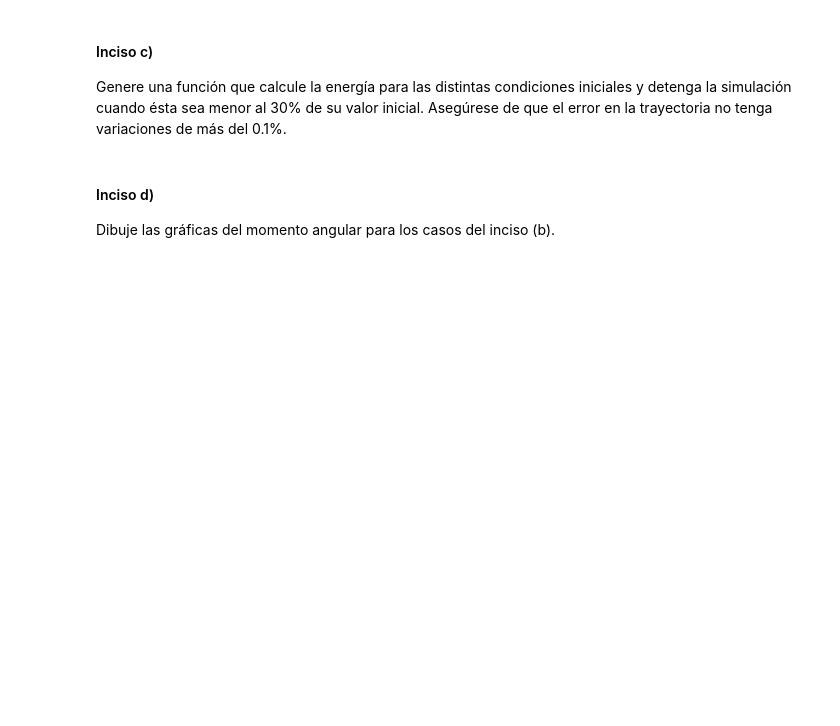
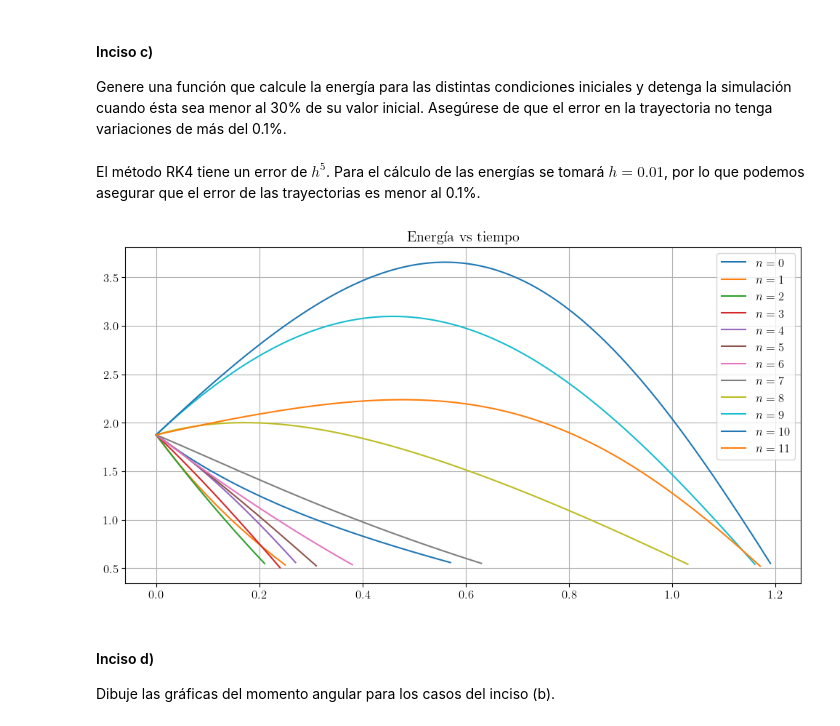
Before and after one commit to tamoaltas/FIS-COMP, a Jupyter notebook: examenes/tarea_examen_2_Vidal_Tamayo_Tamez_Roman_Tamez.ipynb, the cells around one changed output. Cells and saved outputs as stored; diff of their text form; code cells hidden in the pictures; blank space fills up the shorter version.

```diff
--- a/examenes/tarea_examen_2_Vidal_Tamayo_Tamez_Roman_Tamez.ipynb
+++ b/examenes/tarea_examen_2_Vidal_Tamayo_Tamez_Roman_Tamez.ipynb
@@ -71,12 +71,12 @@ constantes = [1.0, 1.0, 0.15, 0.25]
 def edo_1(t, sol, consts = constantes):
     # sol = [x, y, vx, vy] donde vx = dx/dt y vy = dy/dt
     x, y, vx, vy = sol
-    # consts = [m, k, lmd, mu]
-    m, k, lmd, mu = consts
+    # consts = [m, k, gma, mu]
+    m, k, gma, mu = consts
 
     v = (vx**2 + vy**2)*0.5
     if v <= 1:
-        fric = [-lmd*vx, -lmd*vy]
+        fric = [-gma*vx, -gma*vy]
     else:
         fric = [-mu*v*vx, -mu*v*vx]
 
@@ -127,22 +127,11 @@ Genere una función que calcule la energía para las distintas condiciones inici
 def energia(sol, consts = constantes):
     # sol = [x, y, vx, vy] donde vx = dx/dt y vy = dy/dt
     x, y, vx, vy = sol
-    # consts = [m, k, lmd, mu]
+    # consts = [m, k, gma, mu]
     m, k = consts[0], consts[1]
 
     r = (x**2 + y**2)*0.5
     v = (vx**2 + vy**2)*0.5
-    return 0.5 * m *  v**2 - (0.5 * k * r**2)
+    T = 0.5 * m *  v**2
+    U = 0.5 * k * r**2
+    return  T - U
-# %%
-def obtener_tf(edo_func, h,t0=0):
-    """
-    Obtiene una h de forma que las soluciones de un integrador con paso
-    h/2 y uno con paso h coincidan según una función de comparación
-    'comp_func'.
-    inter: función del integrador que toma como argumento h
-    comp_func: función de comparación
-    h0: primer valor a tratar de h
-    """
-    tf = t0 + 1
-    ts = np.arange(t0, tf, h)
-    energia0 = energia
@@ -151,3 +185,21 @@ h_test = 0.01
+# %% [markdown]
+El método RK4 tiene un error de $h^5$. Para el cálculo de las energías se tomará $h=0.01$, por lo que podemos asegurar que el error de las trayectorias es menor al 0.1\%.
+# %%
+constantes = [1.0, 1.0, 0.15, 0.25]
+data_all = obtener_tf(edo_1, constantes, sol0_all, 0.01)
+
+# Graficas
+plt.figure(figsize=(12,6))
+plt.title("Energía vs tiempo")
+for i in range(len(data_all)):
+    tiempos, soluciones, energias = data_all[i]
+
+    plt.plot(tiempos, energias, label=r"$n={}$".format(i))
+
+plt.grid(), plt.legend()
+plt.show()
+# %% [output]
+[figure, added]
 # %% [markdown]
 #### Inciso d)
 Dibuje las gráficas del momento angular para los casos del inciso (b).
```
Also changed, not shown: parts of 12 cells of this notebook.
